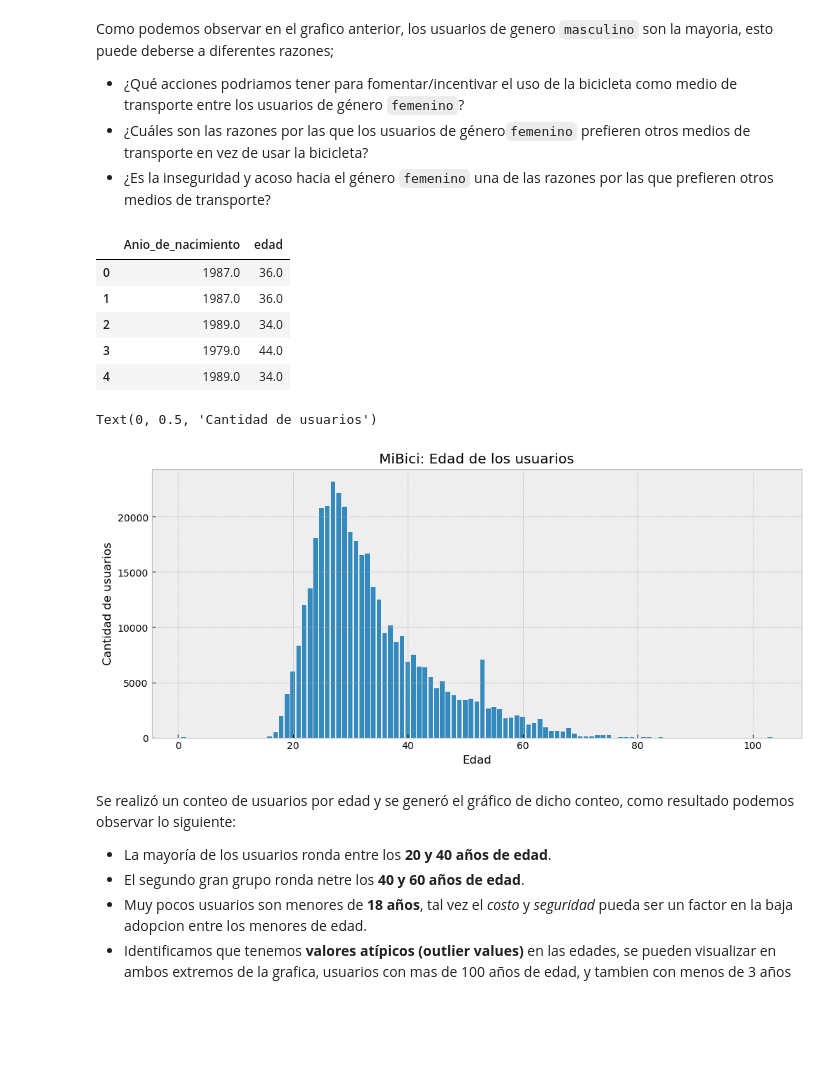
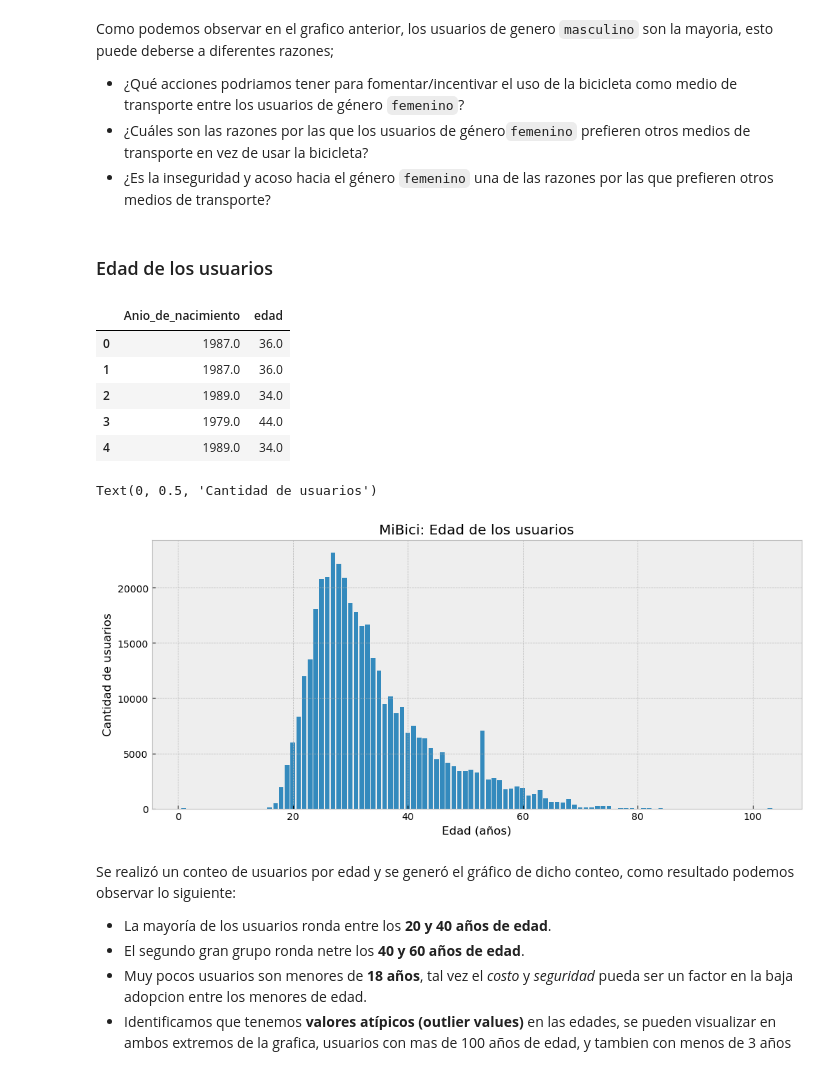
Before and after one commit to Oscarz90/data-science, a Jupyter notebook: coderhouse/challenge_two/notebooks/Visualizacion_Martinez_Sanchez.ipynb, the cells around one changed output. Cells and saved outputs as stored; diff of their text form; code cells hidden in the pictures; blank space fills up the shorter version.

```diff
--- a/coderhouse/challenge_two/notebooks/Visualizacion_Martinez_Sanchez.ipynb
+++ b/coderhouse/challenge_two/notebooks/Visualizacion_Martinez_Sanchez.ipynb
@@ -46,31 +48,33 @@ Como podemos observar en el grafico anterior, los usuarios de genero `masculino`
 * ¿Qué acciones podriamos tener para fomentar/incentivar el uso de la bicicleta como medio de transporte entre los usuarios de género `femenino`?
 * ¿Cuáles son las razones por las que los usuarios de género`femenino` prefieren otros medios de transporte en vez de usar la bicicleta?
 * ¿Es la inseguridad y acoso hacia el género `femenino` una de las razones por las que prefieren otros medios de transporte?
+# %% [markdown]
+### Edad de los usuarios
 # %%
 # getting current year to calculate user's ages
 now = datetime.now()
 current_year = now.year
 
 # calculate user's age and add it to dataframe
 df_mibici["edad"] = current_year - df_mibici["Anio_de_nacimiento"]
 ages_count = df_mibici["edad"].value_counts(sort=True)
 display(df_mibici[["Anio_de_nacimiento", "edad"]].head())
 
 # bar plot to see the user's age distribution
 fig, ax = plt.subplots(figsize=(12, 5))
 ax.bar(ages_count.index, ages_count)
 ax.set_title('MiBici: Edad de los usuarios')
-ax.set_xlabel('Edad')
+ax.set_xlabel('Edad (años)')
 ax.set_ylabel('Cantidad de usuarios')
 # %% [output]
 |  | Anio_de_nacimiento | edad |
 | 0 | 1987.0 | 36.0 |
 | 1 | 1987.0 | 36.0 |
 | 2 | 1989.0 | 34.0 |
 | 3 | 1979.0 | 44.0 |
 | 4 | 1989.0 | 34.0 |
 Text(0, 0.5, 'Cantidad de usuarios')
-[figure, old version]
+[figure, new version]
 # %% [markdown]
 Se realizó un conteo de usuarios por edad y se generó el gráfico de dicho conteo, como resultado podemos observar lo siguiente:
 * La mayoría de los usuarios ronda entre los **20 y 40 años de edad**.
```
Also changed, not shown: parts of 9 cells of this notebook.
